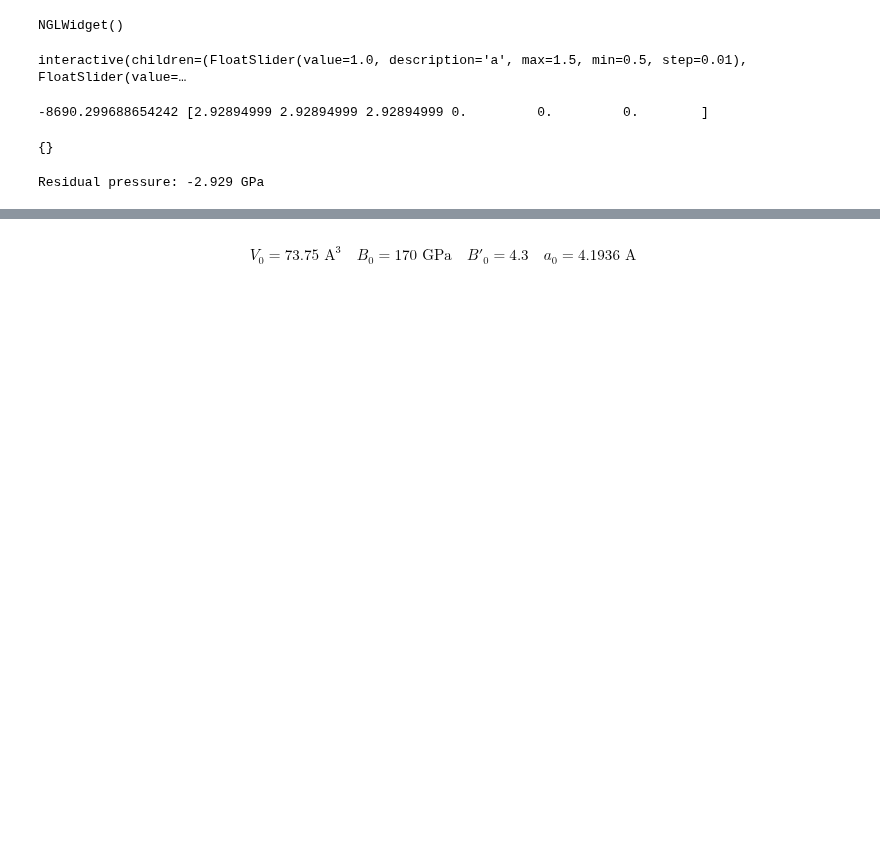
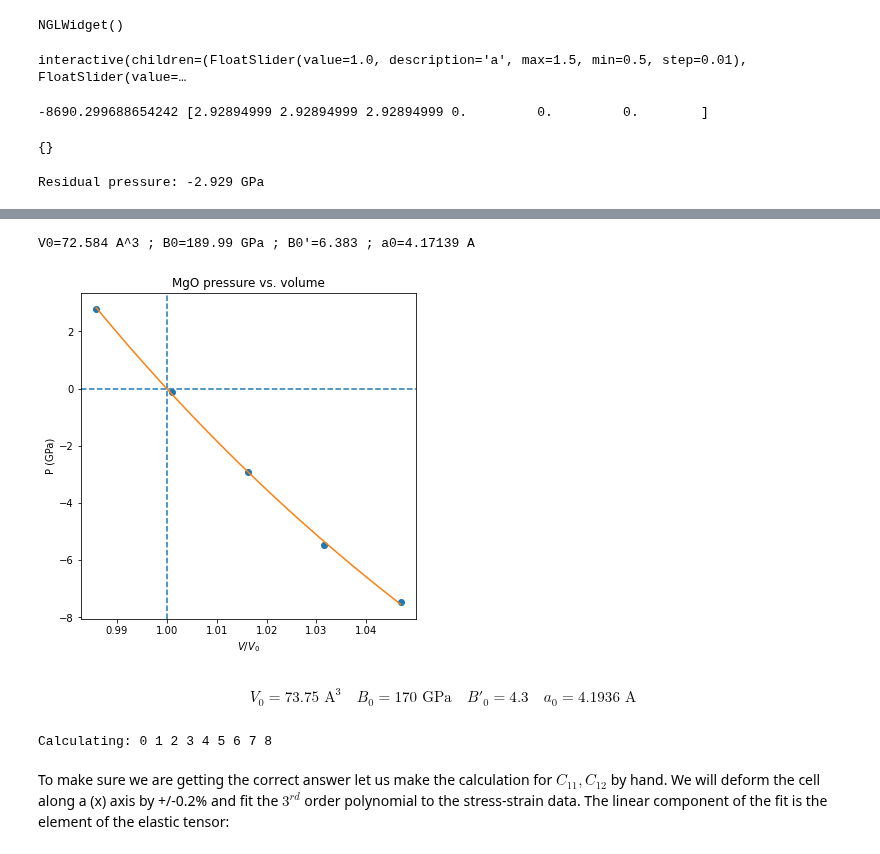
Before and after one commit to jochym/abinitio-methods, a Jupyter notebook: 07_Elastic_Properties.ipynb, the cells around one changed output, grey strips where cells are left out. Saved outputs shown, nothing was run; the diff lists cells and outputs as text; code cells hidden in the pictures; blank space fills up the shorter version.

```diff
--- a/07_Elastic_Properties.ipynb
+++ b/07_Elastic_Properties.ipynb
@@ -126,9 +123,9 @@ interactive(children=(FloatSlider(value=1.0, description='a', max=1.5, min=0.5,
 # %%
 Scan_Corvengence = False
 # %%
-def create_calculator(label, directory='work_07'):
+def create_calculator(label, directory='work_07', ecut=450):
     return Abinit(label=label, directory=directory, v8_legacy_format=True,
-              ecut= 450,
+              ecut= ecut,
               pps = 'pawxml', pawecutdg = 750, xc = 'GGA',
               toldfe=1.0e-6,
               diemac=12,
@@ -204,53 +180,57 @@ $$
+# %%
+# Calculate few volumes and fit B-M EOS to the result
+# Use +/-3% volume deformation and 5 data points
+deform=scan_volumes(cryst, n=5,lo=0.97,hi=1.03)
+
+print('Calculating: ', end='')
+for n, s in enumerate(tqdm(deform)):
+    s.set_calculator(create_calculator(f'MgO_deform_{n}'))
+    print(n, end=' ')
+    s.get_stress()
+
+print('done.')
 # %%
-# Switch to cell shape+IDOF optimizer
-calc.set(isif=4)
+# Post-process the results
+fit=get_BM_EOS(cryst, systems=deform)
 
-# Calculate few volumes and fit B-M EOS to the result
-# Use +/-3% volume deformation and 5 data points
-deform=scan_volumes(cryst, n=5,lo=0.97,hi=1.03)
+# Print just fitted parameters
+print("V0=%.3f A^3 ; B0=%.2f GPa ; B0'=%.3f ; a0=%.5f A" % (
+        fit[0], fit[1]/un.GPa, fit[2], pow(fit[0],1./3)))
 
-# Run the calculations - here with Cluster VASP
-res=ParCalculate(deform,calc)
-
-# Post-process the results
-fit=get_BM_EOS(cryst, systems=res)
+v0=fit[0]
 
 # Get the P(V) data points just calculated
-pv=numpy.array(cryst.pv)
+pv = array([[s.get_volume(), get_pressure(s.get_stress())] for s in deform])
 
 # Sort data on the first column (V)
 pv=pv[pv[:, 0].argsort()]
-
-# Print just fitted parameters
-print("V0=%.3f A^3 ; B0=%.2f GPa ; B0'=%.3f ; a0=%.5f A" % (
-        fit[0], fit[1]/units.GPa, fit[2], pow(fit[0],1./3)))
-
-v0=fit[0]
 
 # B-M EOS for plotting
 fitfunc = lambda p, x: numpy.array([BMEOS(xv,p[0],p[1],p[2]) for xv in x])
 
 # Ranges - the ordering in pv is not guarateed at all!
 # In fact it may be purely random.
 x=numpy.array([min(pv[:,0]),max(pv[:,0])])
 y=numpy.array([min(pv[:,1]),max(pv[:,1])])
 
-
 # Plot the P(V) curves and points for the crystal
 # Plot the points
-plt.plot(pv[:,0]/v0,pv[:,1]/units.GPa,'o')
+plt.plot(pv[:,0]/v0,pv[:,1]/un.GPa,'o')
 
 # Mark the center P=0 V=V0
 plt.axvline(1,ls='--')
 plt.axhline(0,ls='--')
 
 # Plot the fitted B-M EOS through the points
 xa=numpy.linspace(x[0],x[-1],20)
-plt.plot(xa/v0,fitfunc(fit,xa)/units.GPa,'-')
+plt.plot(xa/v0,fitfunc(fit,xa)/un.GPa,'-')
 plt.title('MgO pressure vs. volume')
 plt.xlabel('$V/V_0$')
 plt.ylabel('P (GPa)')
 plt.show()
+# %% [output]
+V0=72.584 A^3 ; B0=189.99 GPa ; B0'=6.383 ; a0=4.17139 A
+[figure, added]
 # %% [markdown]
 $$
 V_0 = 73.75 \text{ A}^3 \quad
@@ -259,15 +239,27 @@ B'_0 = 4.3  \quad
 a_0 = 4.1936 \text{ A}
 $$
 # %%
-# Switch to IDOF optimizer
-calc.set(isif=2)
-
 # Create elementary deformations
-systems = get_elementary_deformations(cryst, n=5, d=0.33)
+cij_deform = get_elementary_deformations(cryst, n=5, d=0.33)
 
 # Run the stress calculations on deformed cells
-res = ParCalculate(systems, calc)
+
+print('Calculating: ', end='')
+for n, s in enumerate(tqdm(cij_deform)):
+    s.set_calculator(create_calculator(f'MgO_cij_{n}'))
+    print(n, end=' ')
+    s.get_stress()
+
+print('done.')
 
 # Elastic tensor by internal routine
-Cij, Bij = get_elastic_tensor(cryst, systems=res)
+Cij, Bij = get_elastic_tensor(cryst, systems=cij_deform)
 print("Cij (GPa):", Cij/units.GPa)
+# %% [output]
+Calculating: 0 1 2 3 4 5 6 7 8
+# %% [markdown]
+To make sure we are getting the correct answer let us make the
+calculation for $C_{11}, C_{12}$ by hand. We will deform the cell along
+a (x) axis by +/-0.2% and fit the $3^{rd}$ order polynomial to the
+stress-strain data. The linear component of the fit is the element of
+the elastic tensor:
```
Also changed, not shown: parts of 8 cells of this notebook.
